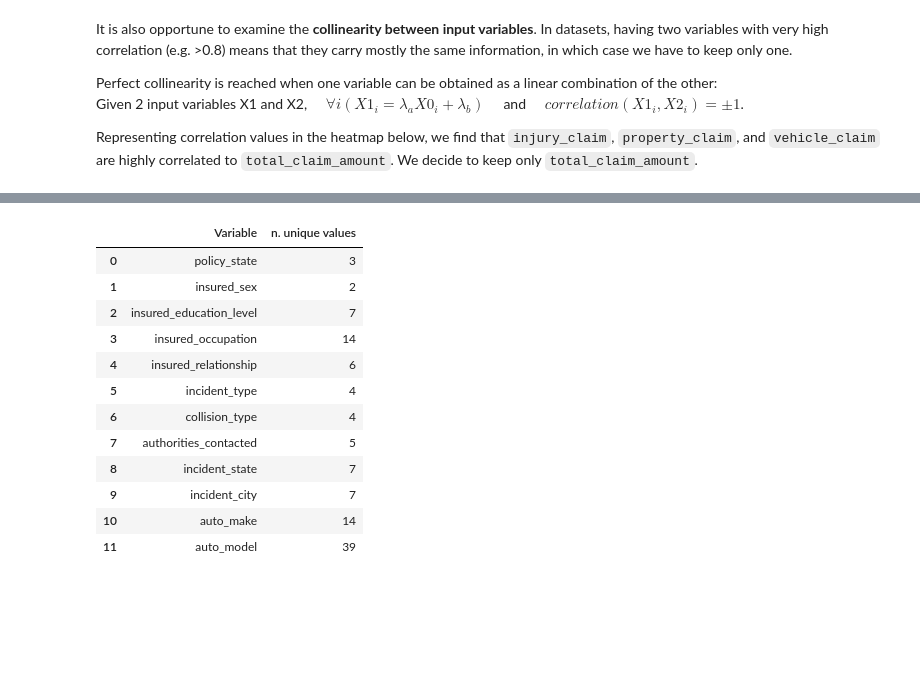
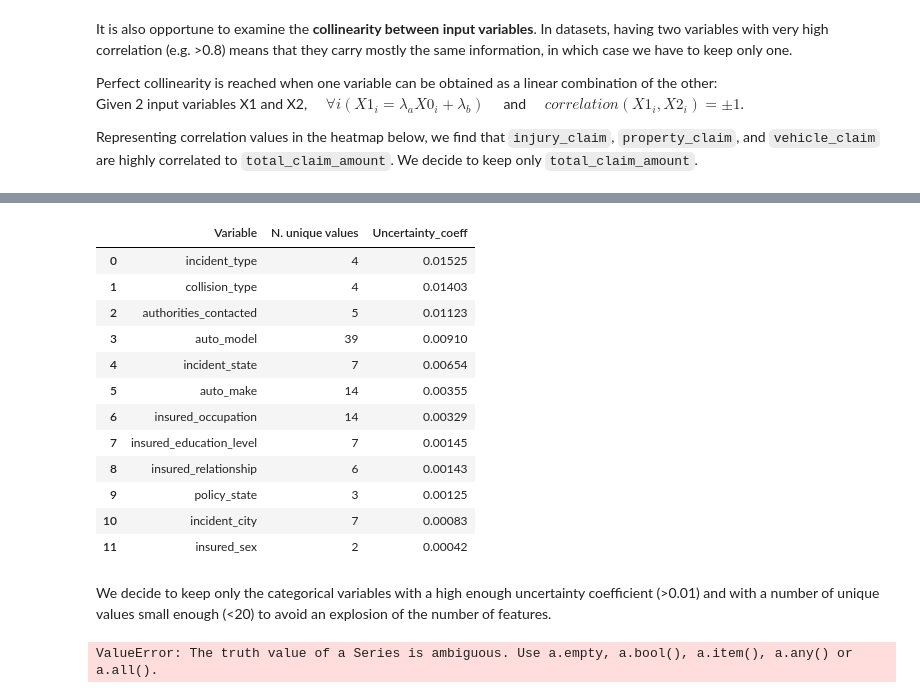
Before and after one commit to AndreaLK3/ClaimsChallenge, a Jupyter notebook: DataScientist_code-challenge.ipynb, the cells around one changed output, grey strips where cells are left out. Drawn from its saved outputs; the diff is of its cells as text; code cells hidden in the pictures; blank space fills up the shorter version.

```diff
--- a/DataScientist_code-challenge.ipynb
+++ b/DataScientist_code-challenge.ipynb
@@ -228,10 +231,12 @@ corr = df_1.corr(method='spearman')
 corr.sort_values([y_name], ascending=False, inplace=True)
 print(corr[y_name].to_string(name=False))
 
-relevant_vars =   [v for v in numerical_vars if abs(corr[y_name][v]) >= 0.02]
-vars_to_exclude = [v for v in numerical_vars if abs(corr[y_name][v]) < 0.02]
+relevant_vars =   [v for v in numerical_vars if abs(corr[y_name][v]) >= 0.04]
+relevant_vars.remove(y_name)
+vars_to_exclude = [v for v in numerical_vars if abs(corr[y_name][v]) < 0.04]
 df = df.drop(vars_to_exclude, axis=1)
-print("\nDropped variables: " + str(vars_to_exclude))
+print("\n" + str(len(vars_to_exclude)) + " variables dropped: " + str(vars_to_exclude))
+print("\n" + str(len(relevant_vars)) + " variables kept: " + str(relevant_vars))
 # %% [output]
 fraud_reported                 1.000000
 vehicle_claim                  0.142668
@@ -277,21 +285,59 @@ We should be aware of the expansion of the number of features that derives from
+# %%
+# Auxiliary functions taken from: https://www.kaggle.com/code/shakedzy/alone-in-the-woods-using-theil-s-u-for-survival/notebook
+def conditional_entropy(x,y):
+    # entropy of x given y
+    y_counter = Counter(y)
+    xy_counter = Counter(list(zip(x,y)))
+    total_occurrences = sum(y_counter.values())
+    entropy = 0
+    for xy in xy_counter.keys():
+        p_xy = xy_counter[xy] / total_occurrences
+        p_y = y_counter[xy[1]] / total_occurrences
+        entropy += p_xy * math.log(p_y/p_xy)
+    return entropy
+
+def theil_u(x,y):
+    s_xy = conditional_entropy(x,y)
+    x_counter = Counter(x)
+    total_occurrences = sum(x_counter.values())
+    p_x = list(map(lambda n: n/total_occurrences, x_counter.values()))
+    s_x = stats.entropy(p_x)
+    if s_x == 0:
+        return 1
+    else:
+        return (s_x - s_xy) / s_x
 # %%
+categorical_variables = []
 lts = []
 for c in df.columns:
-    if df[c].dtype == pd.CategoricalDtype:  # we don't need to examine numerical variables here
-        lts.append((c, df[c].value_counts().count()))
-unique_values_df = pd.DataFrame(lts, columns=["Variable", "n. unique values"])
-display(unique_values_df)
+    if df[c].dtype == pd.CategoricalDtype:  # we examine categorical variables here, not numerical
+        categorical_variables.append(c)
+        u = theil_u(df[c].tolist(), df[y_name].tolist())
+        lts.append((c, df[c].value_counts().count(), round(u,5)))
+lts = sorted(lts, key=lambda tpl: tpl[2], reverse=True)
+c_info_df = pd.DataFrame(lts, columns=["Variable", "N. unique values", "Uncertainty_coeff"])
+display(c_info_df)
 # %% [output]
-|  | Variable | n. unique values |
-| 0 | policy_state | 3 |
-| 1 | insured_sex | 2 |
-| 2 | insured_education_level | 7 |
-| 3 | insured_occupation | 14 |
-| 4 | insured_relationship | 6 |
-| 5 | incident_type | 4 |
-| 6 | collision_type | 4 |
-| 7 | authorities_contacted | 5 |
-| 8 | incident_state | 7 |
-| 9 | incident_city | 7 |
-| 10 | auto_make | 14 |
-| 11 | auto_model | 39 |
+|  | Variable | N. unique values | Uncertainty_coeff |
+| 0 | incident_type | 4 | 0.01525 |
+| 1 | collision_type | 4 | 0.01403 |
+| 2 | authorities_contacted | 5 | 0.01123 |
+| 3 | auto_model | 39 | 0.00910 |
+| 4 | incident_state | 7 | 0.00654 |
+| 5 | auto_make | 14 | 0.00355 |
+| 6 | insured_occupation | 14 | 0.00329 |
+| 7 | insured_education_level | 7 | 0.00145 |
+| 8 | insured_relationship | 6 | 0.00143 |
+| 9 | policy_state | 3 | 0.00125 |
+| 10 | incident_city | 7 | 0.00083 |
+| 11 | insured_sex | 2 | 0.00042 |
+# %% [markdown]
+We decide to keep only the categorical variables with a high enough uncertainty coefficient (>0.01) and with a number of unique values small enough (<20) to avoid an explosion of the number of features.
+# %%
+cat_variables_to_drop = [v for v in categorical_variables if
+                         c_info_df.loc[c_info_df["Variable"]==v]["N. unique values"] > 20
+                         or c_info_df.loc[c_info_df["Variable"]==v]["Uncertainty_coeff"] < 0.01]
+print(cat_variables_to_drop)
+df = df.drop(cat_variables_to_drop, axis=1)
+# %% [output]
+ValueError: The truth value of a Series is ambiguous. Use a.empty, a.bool(), a.item(), a.any() or a.all().
```
Also changed, not shown: parts of 6 cells of this notebook, 1 other file.
